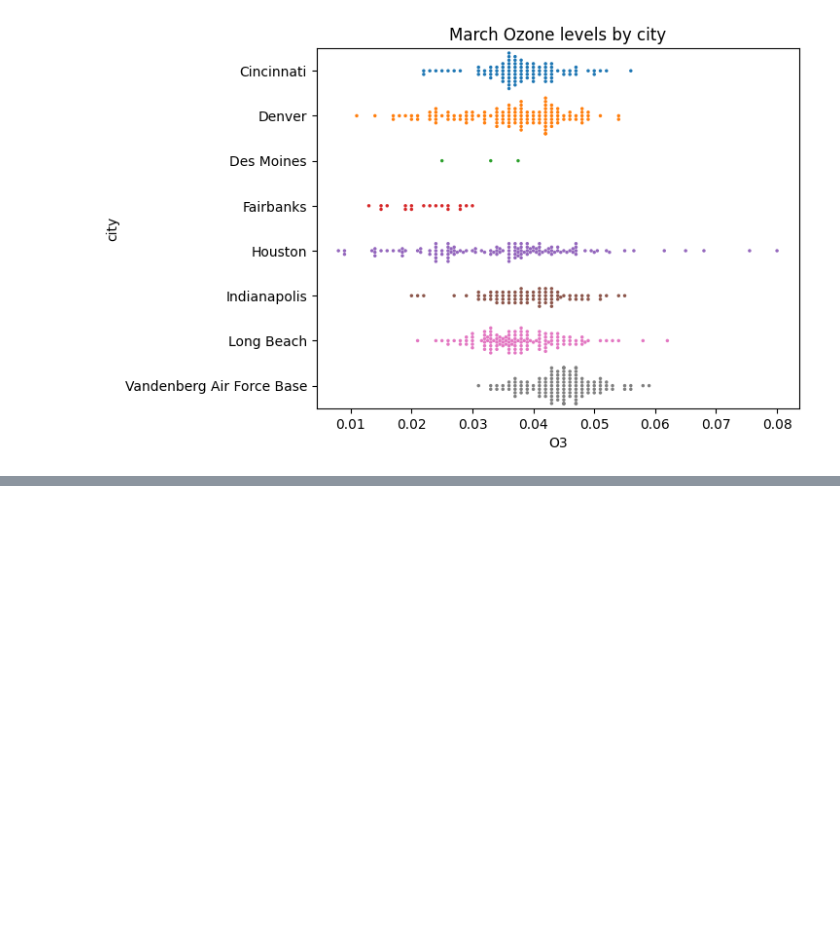
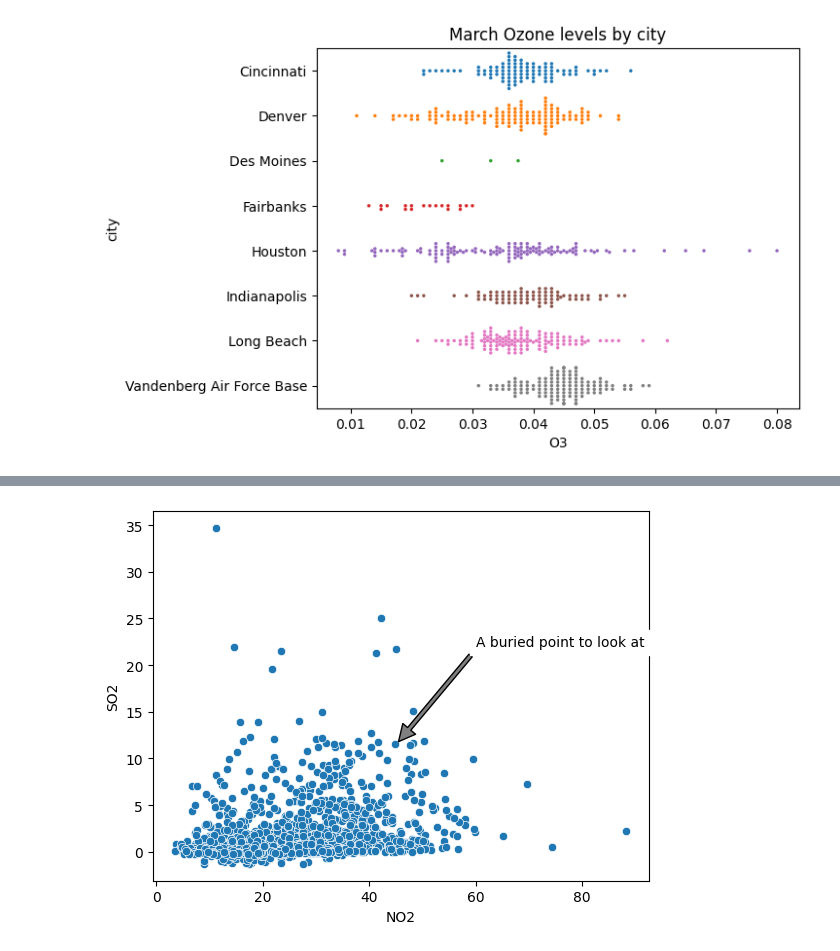
Before and after one commit to farvic/python-datascience, a Jupyter notebook: data-viz-track/improving your data visualizations/chapter1-highlighting-data.ipynb, the cells around one changed output, grey strips where cells are left out. Cells and saved outputs as stored; diff of their text form; code cells hidden in the pictures; blank space fills up the shorter version.

```diff
--- a/data-viz-track/improving your data visualizations/chapter1-highlighting-data.ipynb
+++ b/data-viz-track/improving your data visualizations/chapter1-highlighting-data.ipynb
@@ -132,0 +144,11 @@ plt.show()
+# %%
+# with an arrow
+
+sns.scatterplot(x='NO2', y='SO2', data = houston_pollution)
+# Arrow start and annotation location
+plt.annotate('A buried point to look at', xy=(45.5,11.8), xytext=(60,22),
+# Arrow configuration and background box
+arrowprops={'facecolor':'grey', 'width': 3}, backgroundcolor = 'white' )
+plt.show()
+# %% [output]
+[figure, added]
```
Also changed, not shown: parts of 24 cells of this notebook, 1 other file.
